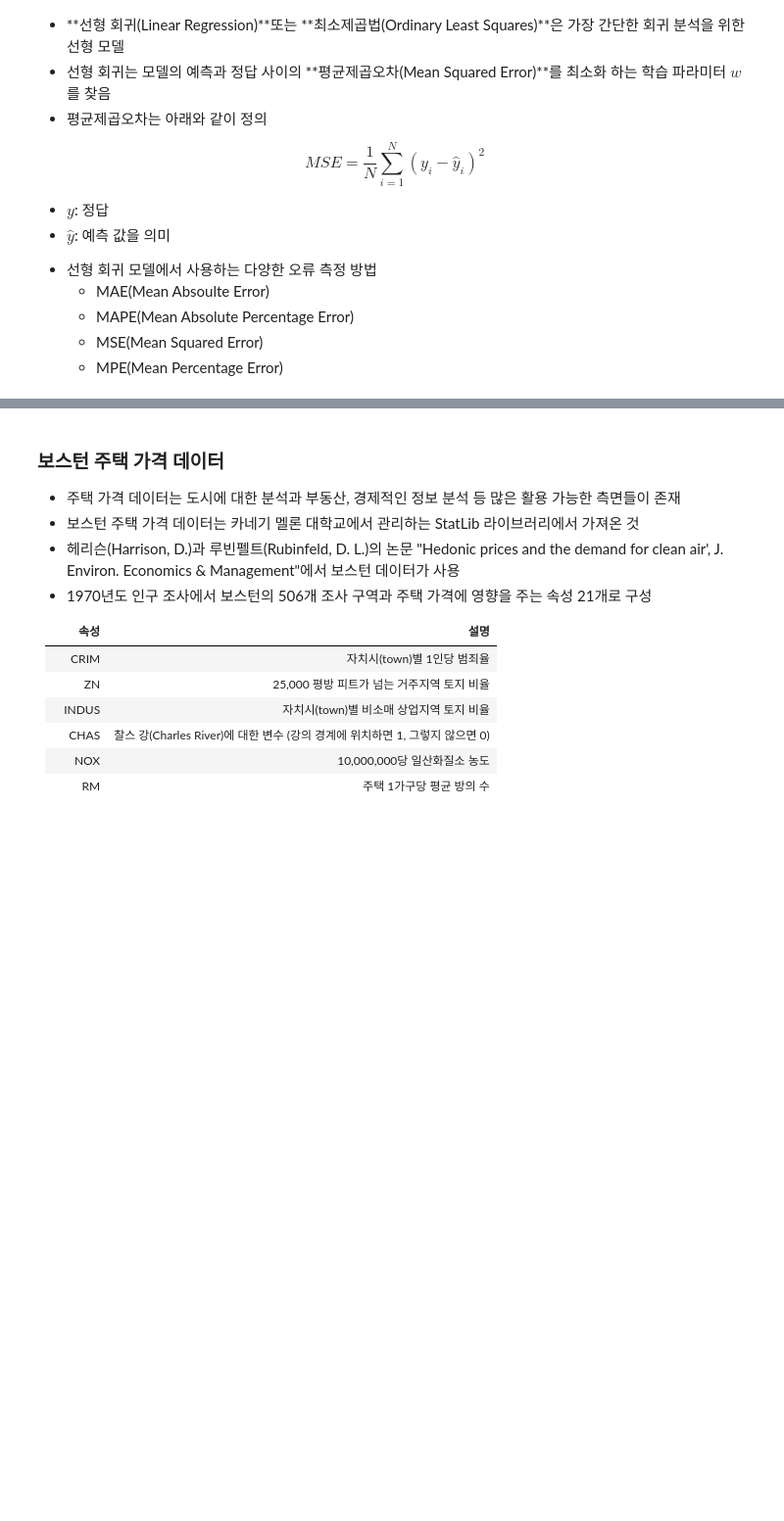
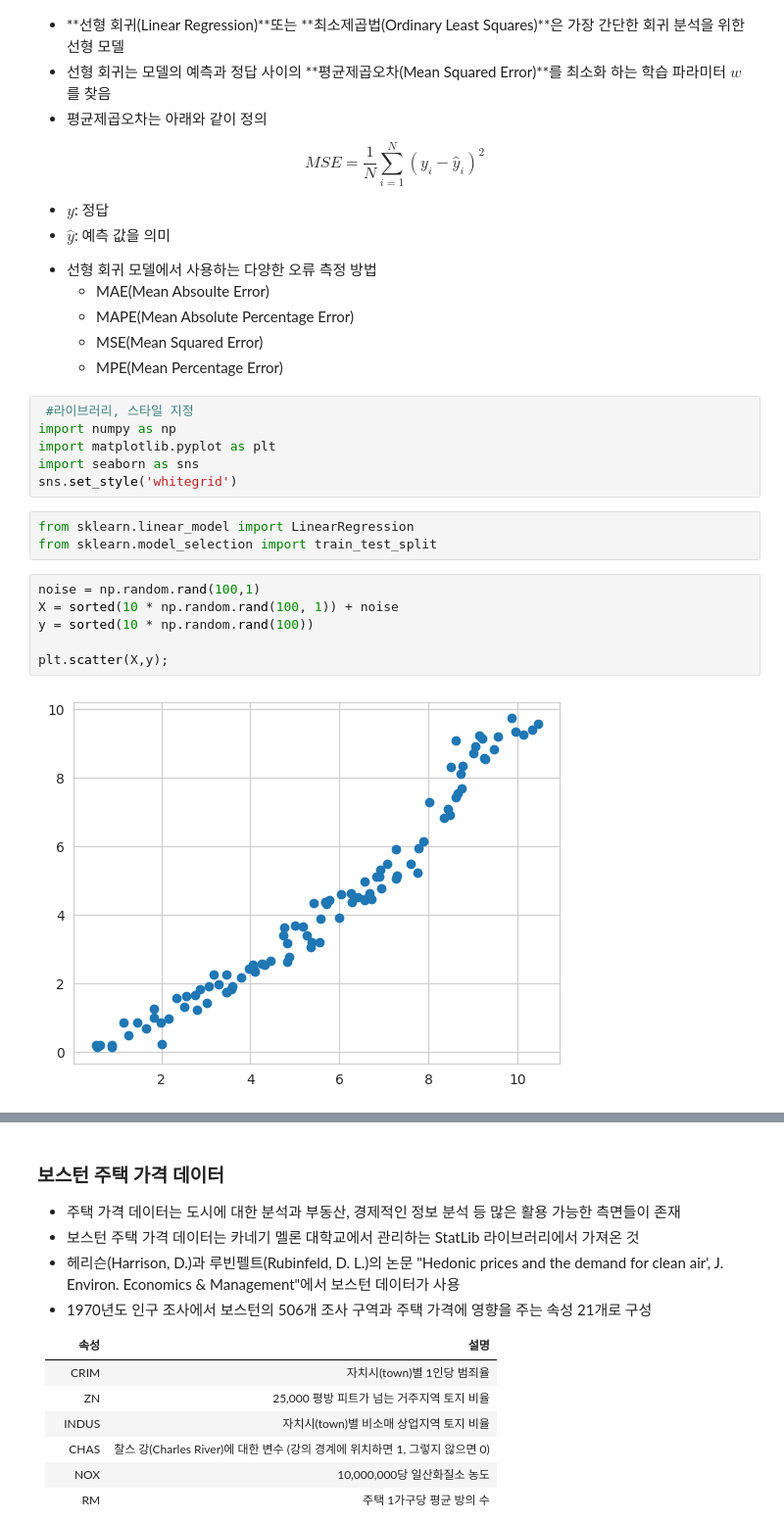
Before and after one commit to kwanization/Machine_Learning_Study, a Jupyter notebook: _3_선형_모델(Linear_Models).ipynb, the cells around one changed output, grey strips where cells are left out. Shown at 98% size. Saved outputs shown, nothing was run; the diff lists cells and outputs as text; blank space fills up the shorter version.

```diff
--- a/_3_선형_모델(Linear_Models).ipynb
+++ b/_3_선형_모델(Linear_Models).ipynb
@@ -35,3 +35,20 @@ MSE = \frac{1}{N} \sum_{i=1}^{N}(y_i - \hat{y}_i)^2
   + MAPE(Mean Absolute Percentage Error)
   + MSE(Mean Squared Error)
   + MPE(Mean Percentage Error)
+# %%
+ #라이브러리, 스타일 지정
+import numpy as np
+import matplotlib.pyplot as plt
+import seaborn as sns
+sns.set_style('whitegrid')
+# %%
+from sklearn.linear_model import LinearRegression
+from sklearn.model_selection import train_test_split
+# %%
+noise = np.random.rand(100,1)
+X = sorted(10 * np.random.rand(100, 1)) + noise
+y = sorted(10 * np.random.rand(100))
+
+plt.scatter(X,y);
+# %% [output]
+[figure, added]
```
Also changed, not shown: parts of 16 cells of this notebook.
